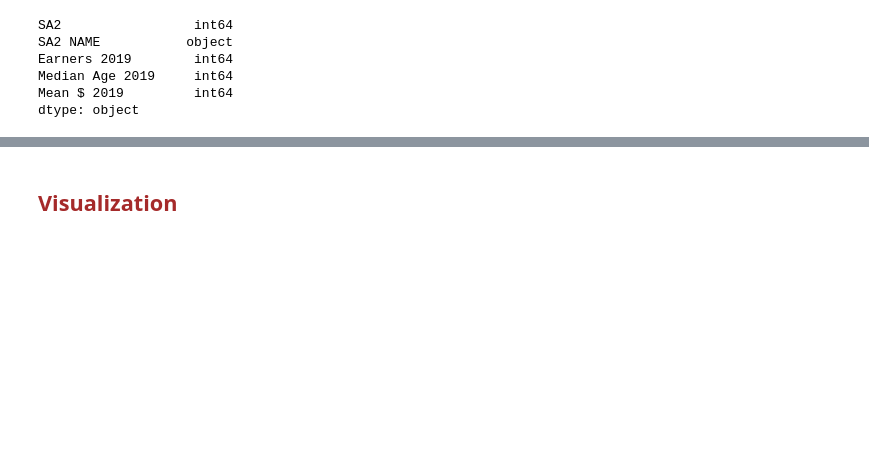
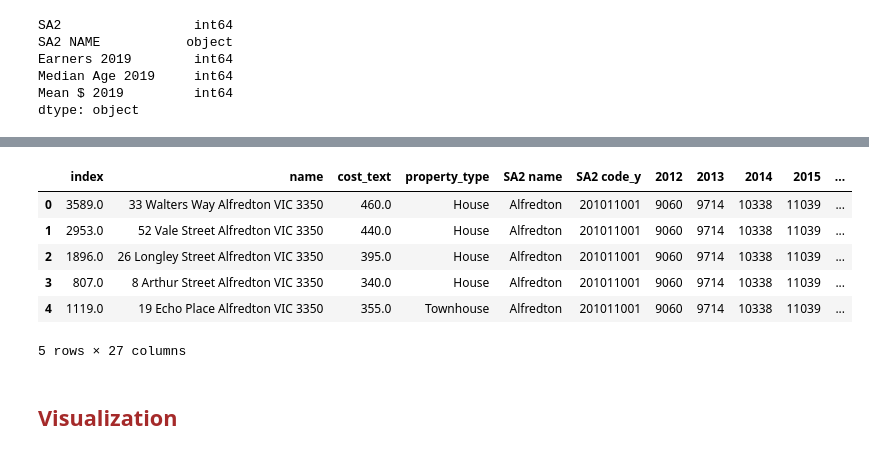
Before and after one commit to MAST30034-Applied-Data-Science/generic-real-estate-consulting-project-18, a Jupyter notebook: notebooks/Income_analysis.ipynb, the cells around one changed output, grey strips where cells are left out. Drawn from its saved outputs; the diff is of its cells as text; code cells hidden in the pictures; blank space fills up the shorter version.

```diff
--- a/notebooks/Income_analysis.ipynb
+++ b/notebooks/Income_analysis.ipynb
@@ -129,8 +101,17 @@ rent_income_sa2 = rent_income_sa2.rename({'Mean Weekly $ 2019': 'weekly_income'}
 # %%
 rent_income_sa2['num_property_type'] = rent_income_sa2['property_type']
 rent_income_sa2['num_property_type'].replace(['House', 'Apartment / Unit / Flat', 'Studio', 'Semi-Detached',
        'Townhouse', 'Villa', 'Terrace', 'New Apartments / Off the Plan',
        'Acreage / Semi-Rural', 'Duplex', 'Rural'], [0, 1, 2, 3, 4, 5, 6, 7, 8, 9, 10], inplace=True)
+rent_income_sa2.head()
+# %% [output]
+|  | index | name | cost_text | property_type | SA2 name | SA2 code_y | 2012 | 2013 | 2014 | 2015 | ... |
+| 0 | 3589.0 | 33 Walters Way Alfredton VIC 3350 | 460.0 | House | Alfredton | 201011001 | 9060 | 9714 | 10338 | 11039 | ... |
+| 1 | 2953.0 | 52 Vale Street Alfredton VIC 3350 | 440.0 | House | Alfredton | 201011001 | 9060 | 9714 | 10338 | 11039 | ... |
+| 2 | 1896.0 | 26 Longley Street Alfredton VIC 3350 | 395.0 | House | Alfredton | 201011001 | 9060 | 9714 | 10338 | 11039 | ... |
+| 3 | 807.0 | 8 Arthur Street Alfredton VIC 3350 | 340.0 | House | Alfredton | 201011001 | 9060 | 9714 | 10338 | 11039 | ... |
+| 4 | 1119.0 | 19 Echo Place Alfredton VIC 3350 | 355.0 | Townhouse | Alfredton | 201011001 | 9060 | 9714 | 10338 | 11039 | ... |
+5 rows × 27 columns
 # %% [markdown]
 ## <font color='brown'>Visualization</font>
 # %%
```
Also changed, not shown: parts of 13 cells of this notebook, 1 other file.
